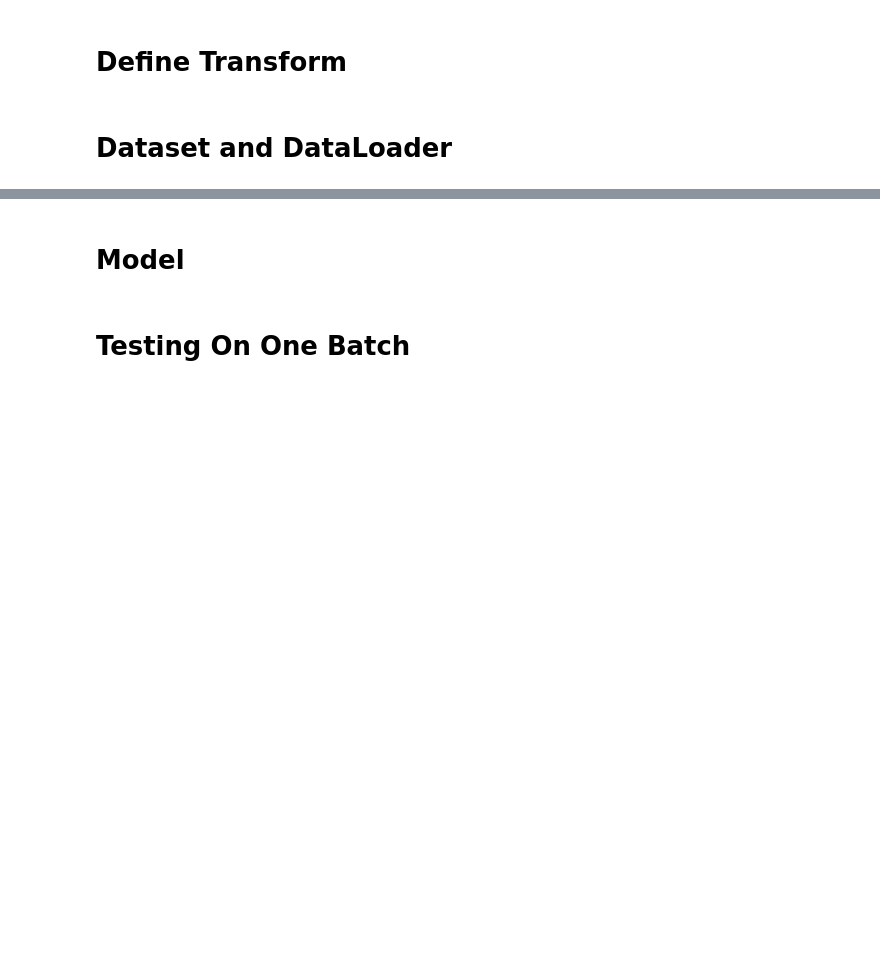
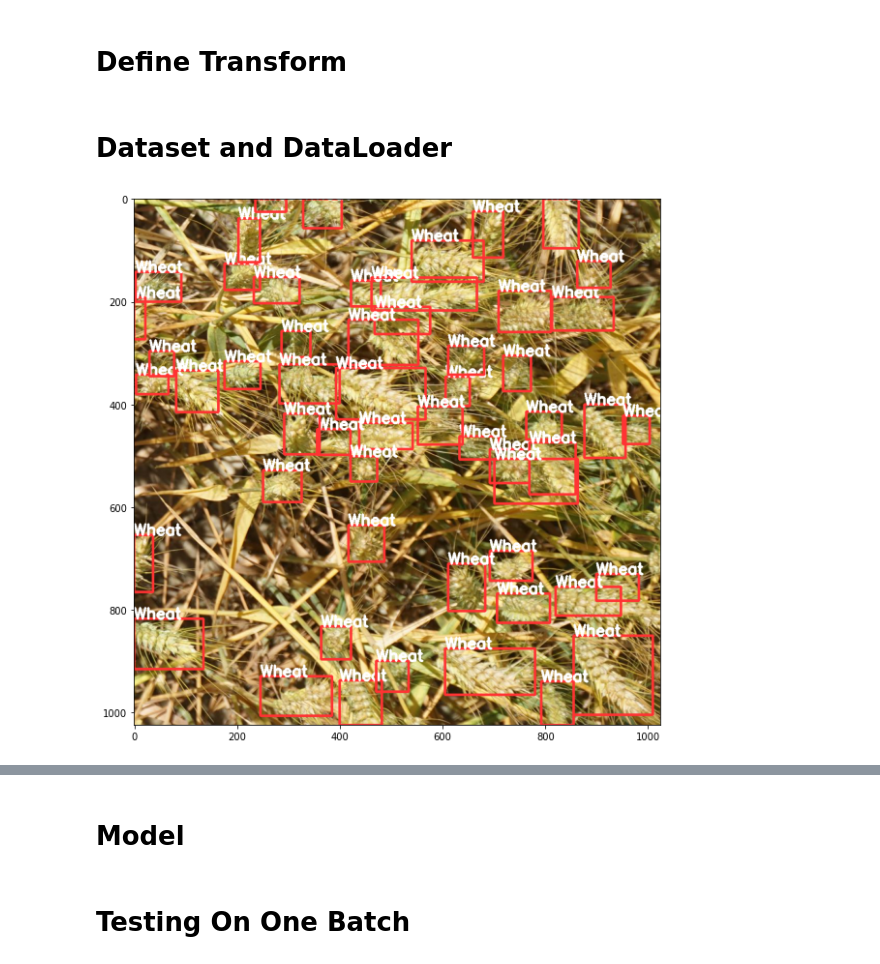
Before and after one commit to skj092/mask-detector, a Jupyter notebook: Global_Wheat_Detection.ipynb, the cells around one changed output, grey strips where cells are left out. Drawn from its saved outputs; the diff is of its cells as text; code cells hidden in the pictures; blank space fills up the shorter version.

```diff
--- a/Global_Wheat_Detection.ipynb
+++ b/Global_Wheat_Detection.ipynb
@@ -135,4 +140,15 @@ class WheatDataset(Dataset):
         bboxes = torch.as_tensor(boxes, dtype=torch.float32)
         target = {'boxes': bboxes, 'labels': labels}
         return image, target
+# %%
+def show_image_bbox(img, target):
+    plt.figure(figsize=(10, 10))
+    bboxes = target['boxes']
+    label = target['labels']
+    for bbox in bboxes:
+        x1, y1, x2, y2 = bbox
+        cv2.rectangle(img, (x1, y1), (x2, y2), (255, 51, 51), 4)
+        cv2.putText(img, 'Wheat', (x1, y1), cv2.FONT_HERSHEY_SIMPLEX, 1, (255, 255, 255), 3)
+    plt.imshow(img)
+    plt.show()
 # %%
@@ -141,0 +159,5 @@ df = df.groupby('image_id')['bbox'].apply(list).reset_index(name='bboxes')
+# %%
+img, target = ds[0]
+show_image_bbox(img, target)
+# %% [output]
+[figure, added]
```
Also changed, not shown: parts of 8 cells of this notebook.
